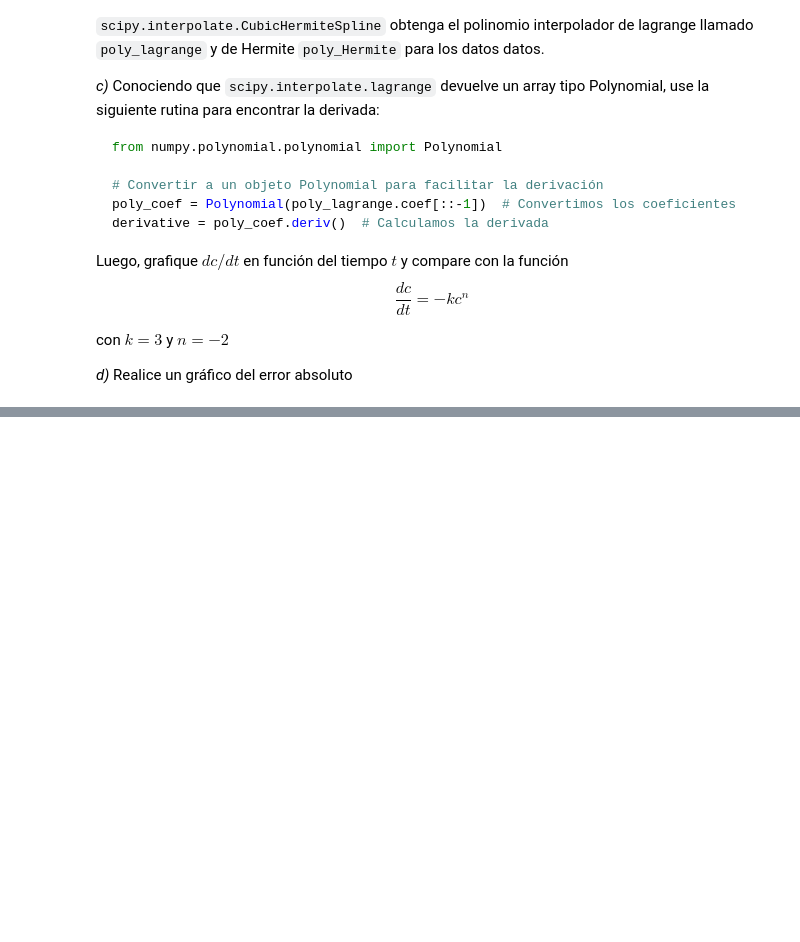
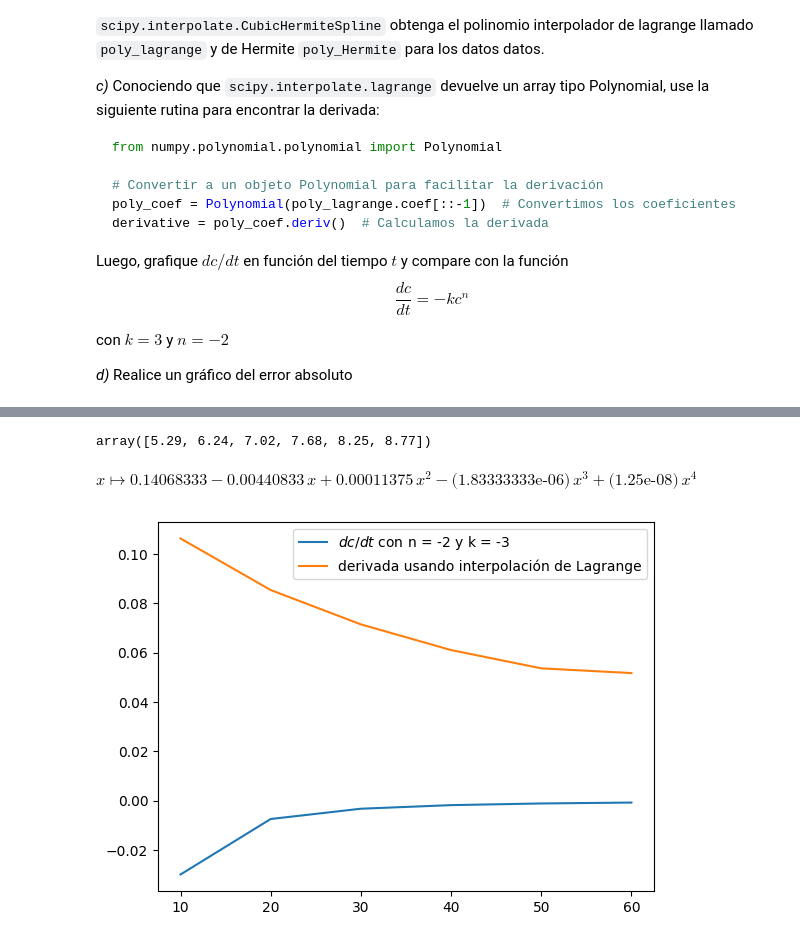
Before and after one commit to hernansalinas/CursoMetodosComputacionales, a Jupyter notebook: Students/Jaramillo_075/Parciales/Parcial.ipynb, the cells around one changed output, grey strips where cells are left out. Cells and saved outputs as stored; diff of their text form; code cells hidden in the pictures; blank space fills up the shorter version.

```diff
--- a/Students/Jaramillo_075/Parciales/Parcial.ipynb
+++ b/Students/Jaramillo_075/Parciales/Parcial.ipynb
@@ -261,0 +283,23 @@ AttributeError: 'poly1d' object has no attribute 'Poly1d'
+# %%
+H = CubicHermiteSpline(t, c, grad)
+H(t)
+# %% [output]
+array([5.29, 6.24, 7.02, 7.68, 8.25, 8.77])
+# %%
+from numpy.polynomial.polynomial import Polynomial
+
+# Convertir a un objeto Polynomial para facilitar la derivación
+poly_coef = Polynomial(poly_lagrange.coef[::-1])  # Convertimos los coeficientes
+derivative = poly_coef.deriv()  # Calculamos la derivada
+derivative
+# %% [output]
+$x \mapsto \text{0.14068333} - \text{0.00440833}\,x + \text{0.00011375}\,x^{2} - \text{(1.83333333e-06)}\,x^{3} + \text{(1.25e-08)}\,x^{4}$
+# %%
+dc_dt = lambda c: -3 * (c **-2.0)
+
+plt.plot(t, dc_dt(t), label = '$dc/dt$ con n = -2 y k = -3')
+plt.plot(t, derivative(t), label = 'derivada usando interpolación de Lagrange')
+plt.legend()
+plt.show()
+# %% [output]
+[figure, added]
```
Also changed, not shown: parts of 10 cells of this notebook.
